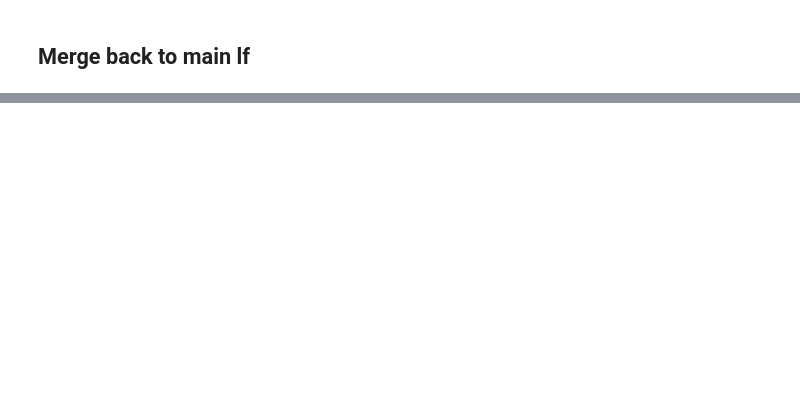
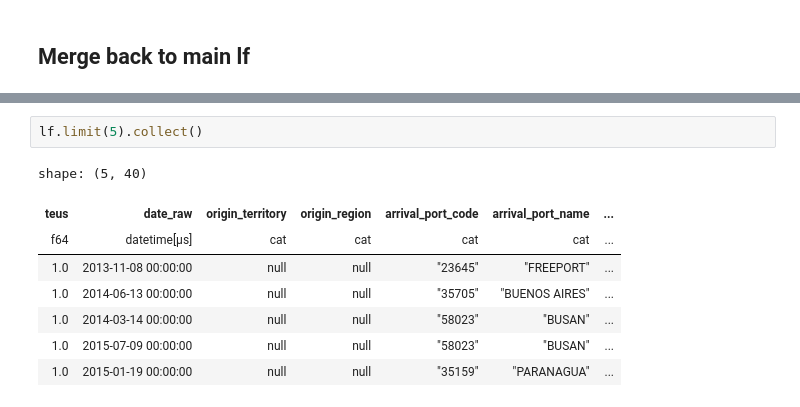
Before and after one commit to epistemetrica/Ocean-Carrier-Alliances-Project, a Jupyter notebook: analysis/lane_matching.ipynb, the cells around one changed output, grey strips where cells are left out. Drawn from its saved outputs; the diff is of its cells as text; blank space fills up the shorter version.

```diff
--- a/analysis/lane_matching.ipynb
+++ b/analysis/lane_matching.ipynb
@@ -580,0 +454,11 @@ df.sort(by='route').head(20)
+# %%
+lf.limit(5).collect()
+# %% [output]
+shape: (5, 40)
+| teus | date_raw | origin_territory | origin_region | arrival_port_code | arrival_port_name | ... |
+| f64 | datetime[μs] | cat | cat | cat | cat | ... |
+| 1.0 | 2013-11-08 00:00:00 | null | null | "23645" | "FREEPORT" | ... |
+| 1.0 | 2014-06-13 00:00:00 | null | null | "35705" | "BUENOS AIRES" | ... |
+| 1.0 | 2014-03-14 00:00:00 | null | null | "58023" | "BUSAN" | ... |
+| 1.0 | 2015-07-09 00:00:00 | null | null | "58023" | "BUSAN" | ... |
+| 1.0 | 2015-01-19 00:00:00 | null | null | "35159" | "PARANAGUA" | ... |
```
Also changed, not shown: parts of 28 cells of this notebook, 1 other file.
